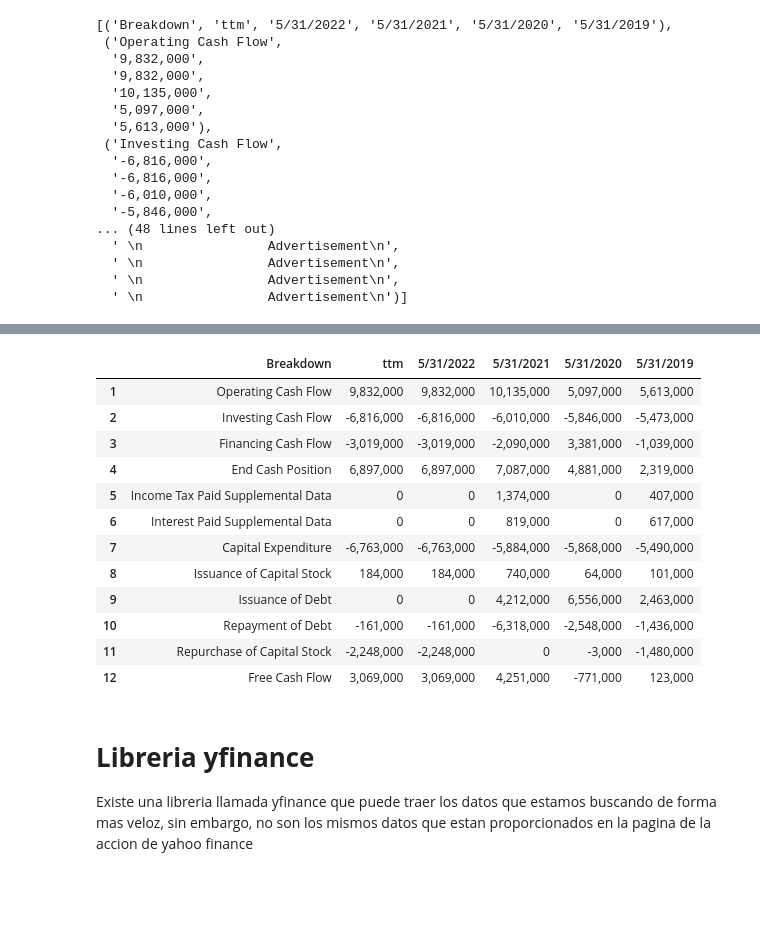
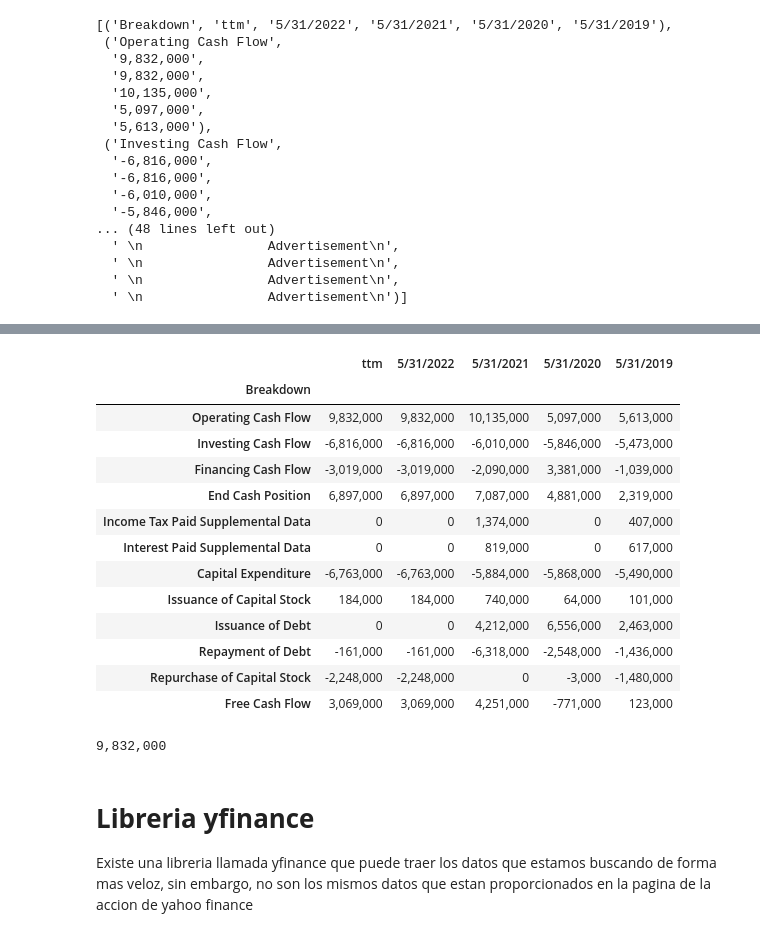
Before and after one commit to gabilang12/finanzas_corporativas, a Jupyter notebook: fc_parte_2.ipynb, the cells around one changed output, grey strips where cells are left out. Cells and saved outputs as stored; diff of their text form; code cells hidden in the pictures; blank space fills up the shorter version.

```diff
--- a/fc_parte_2.ipynb
+++ b/fc_parte_2.ipynb
@@ -570,22 +628,28 @@ Income_st
-# %%
-#revisamos si hay una ultima fila que tenga informacion que no corresponde con la informacion financiera y la eliminamos
-fila = 13 #numero de la fila que hay que eliminar
-Income_st = Income_st.drop(fila,axis=0)
-Income_st
-# %% [output]
-|  | Breakdown | ttm | 5/31/2022 | 5/31/2021 | 5/31/2020 | 5/31/2019 |
-| 1 | Operating Cash Flow | 9,832,000 | 9,832,000 | 10,135,000 | 5,097,000 | 5,613,000 |
-| 2 | Investing Cash Flow | -6,816,000 | -6,816,000 | -6,010,000 | -5,846,000 | -5,473,000 |
-| 3 | Financing Cash Flow | -3,019,000 | -3,019,000 | -2,090,000 | 3,381,000 | -1,039,000 |
-| 4 | End Cash Position | 6,897,000 | 6,897,000 | 7,087,000 | 4,881,000 | 2,319,000 |
-| 5 | Income Tax Paid Supplemental Data | 0 | 0 | 1,374,000 | 0 | 407,000 |
-| 6 | Interest Paid Supplemental Data | 0 | 0 | 819,000 | 0 | 617,000 |
-| 7 | Capital Expenditure | -6,763,000 | -6,763,000 | -5,884,000 | -5,868,000 | -5,490,000 |
-| 8 | Issuance of Capital Stock | 184,000 | 184,000 | 740,000 | 64,000 | 101,000 |
-| 9 | Issuance of Debt | 0 | 0 | 4,212,000 | 6,556,000 | 2,463,000 |
-| 10 | Repayment of Debt | -161,000 | -161,000 | -6,318,000 | -2,548,000 | -1,436,000 |
-| 11 | Repurchase of Capital Stock | -2,248,000 | -2,248,000 | 0 | -3,000 | -1,480,000 |
-| 12 | Free Cash Flow | 3,069,000 | 3,069,000 | 4,251,000 | -771,000 | 123,000 |
+# %%
+#nombramos los indices del Dataframe con los valores de la columna breakdown
+Income_st = Income_st.set_index('Breakdown')
+Income_st
+# %% [output]
+|  | ttm | 5/31/2022 | 5/31/2021 | 5/31/2020 | 5/31/2019 |
+| Breakdown |  |  |  |  |  |
+| Operating Cash Flow | 9,832,000 | 9,832,000 | 10,135,000 | 5,097,000 | 5,613,000 |
+| Investing Cash Flow | -6,816,000 | -6,816,000 | -6,010,000 | -5,846,000 | -5,473,000 |
+| Financing Cash Flow | -3,019,000 | -3,019,000 | -2,090,000 | 3,381,000 | -1,039,000 |
+| End Cash Position | 6,897,000 | 6,897,000 | 7,087,000 | 4,881,000 | 2,319,000 |
+| Income Tax Paid Supplemental Data | 0 | 0 | 1,374,000 | 0 | 407,000 |
+| Interest Paid Supplemental Data | 0 | 0 | 819,000 | 0 | 617,000 |
+| Capital Expenditure | -6,763,000 | -6,763,000 | -5,884,000 | -5,868,000 | -5,490,000 |
+| Issuance of Capital Stock | 184,000 | 184,000 | 740,000 | 64,000 | 101,000 |
+| Issuance of Debt | 0 | 0 | 4,212,000 | 6,556,000 | 2,463,000 |
+| Repayment of Debt | -161,000 | -161,000 | -6,318,000 | -2,548,000 | -1,436,000 |
+| Repurchase of Capital Stock | -2,248,000 | -2,248,000 | 0 | -3,000 | -1,480,000 |
+| Free Cash Flow | 3,069,000 | 3,069,000 | 4,251,000 | -771,000 | 123,000 |
+# %%
+#seleccionar un valor especifico del dataframe
+valor = Income_st['5/31/2022']['Operating Cash Flow']
+print(valor)
+# %% [output]
+9,832,000
 # %% [markdown]
 # **Libreria yfinance**
 
```
Also changed, not shown: parts of 23 cells of this notebook.
